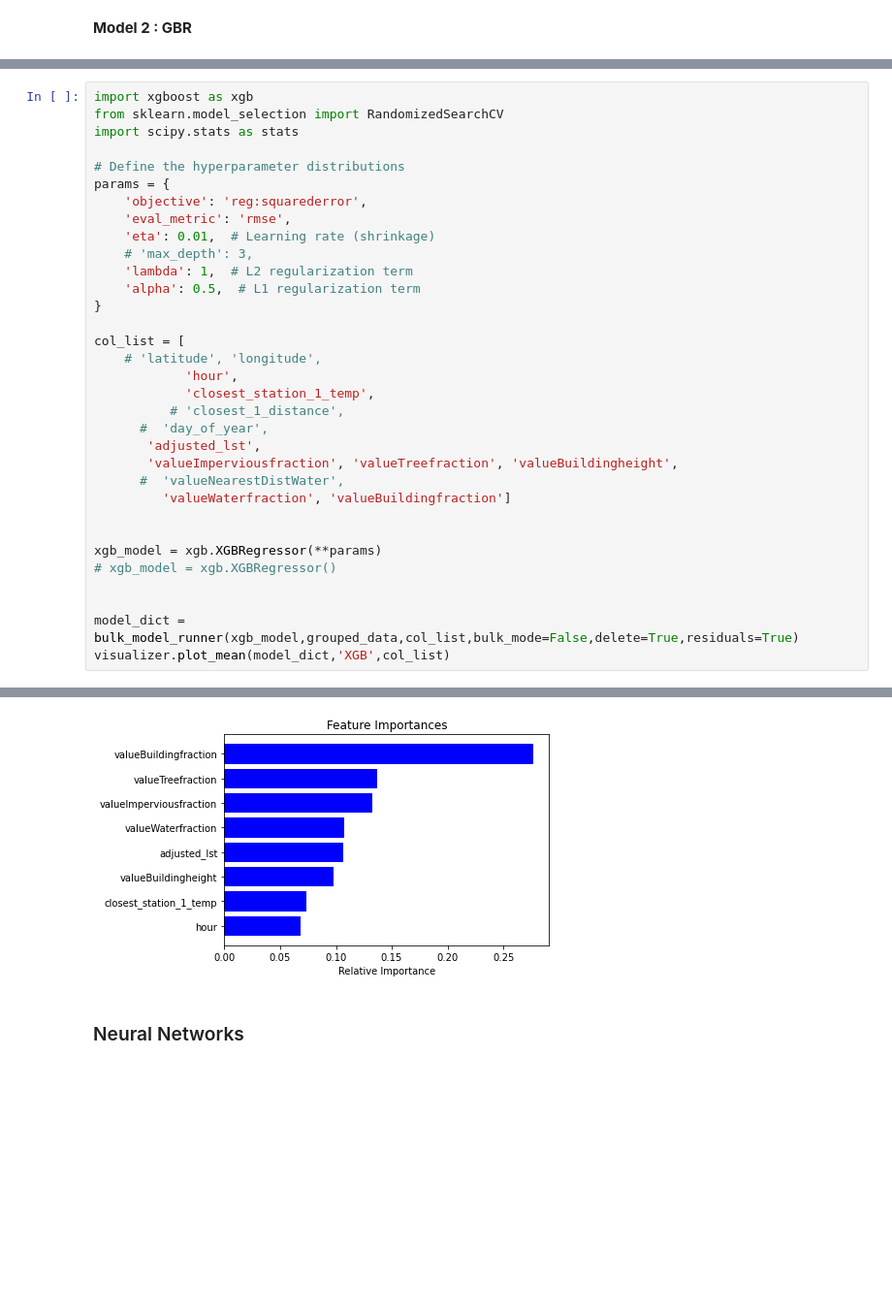
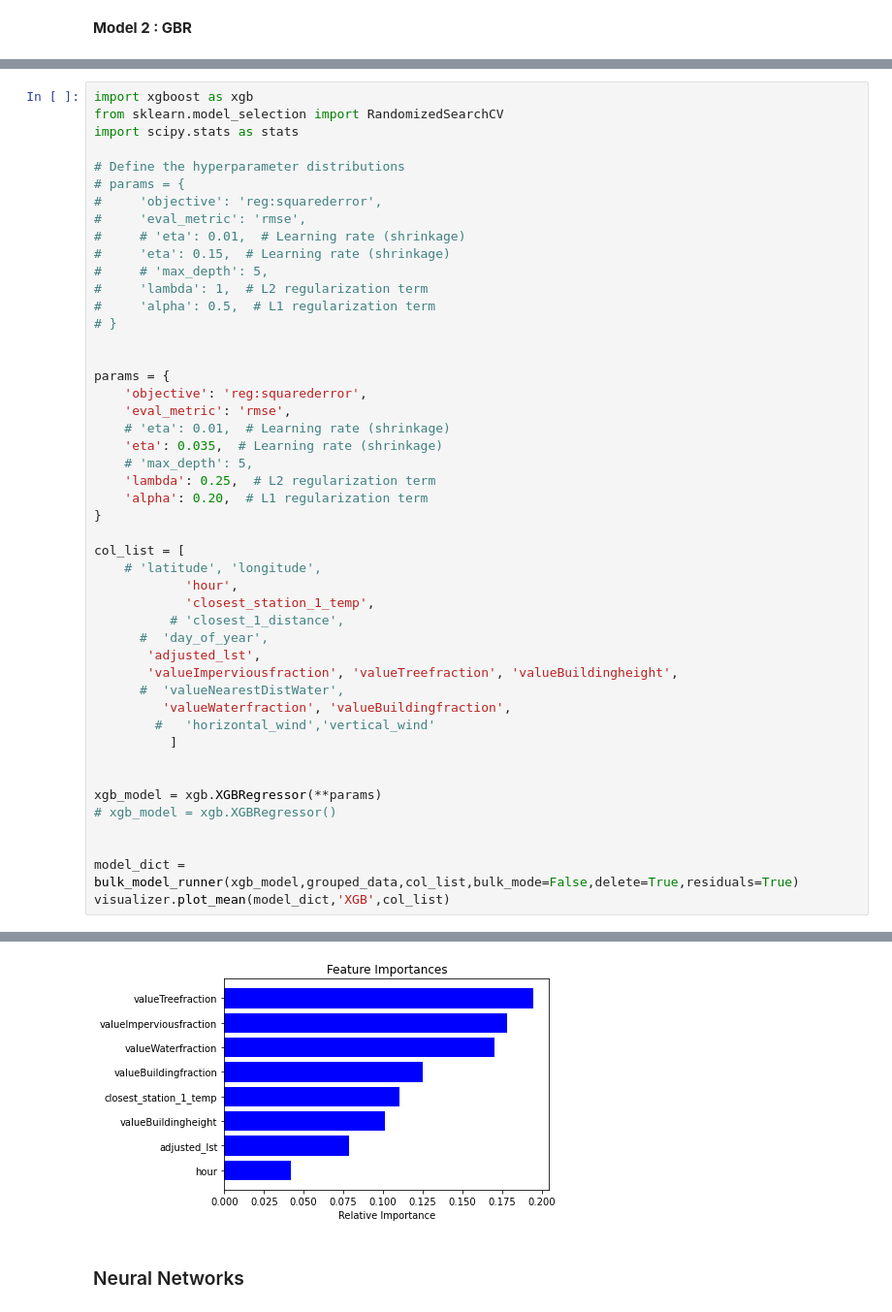
Before and after one commit to khatrigaurav/temperature_modelling, a Jupyter notebook: Analytics/00 Modeller.ipynb, the cells around one changed output, grey strips where cells are left out. Shown: that part at 97% size. Saved outputs shown, nothing was run; the diff lists cells and outputs as text; blank space fills up the shorter version.

```diff
--- a/Analytics/00 Modeller.ipynb
+++ b/Analytics/00 Modeller.ipynb
@@ -578,13 +496,25 @@ from sklearn.model_selection import RandomizedSearchCV
 import scipy.stats as stats
 
 # Define the hyperparameter distributions
+# params = {
+#     'objective': 'reg:squarederror',
+#     'eval_metric': 'rmse',
+#     # 'eta': 0.01,  # Learning rate (shrinkage)
+#     'eta': 0.15,  # Learning rate (shrinkage)
+#     # 'max_depth': 5,
+#     'lambda': 1,  # L2 regularization term
+#     'alpha': 0.5,  # L1 regularization term
+# }
+
+
 params = {
     'objective': 'reg:squarederror',
     'eval_metric': 'rmse',
-    'eta': 0.01,  # Learning rate (shrinkage)
-    # 'max_depth': 3,
-    'lambda': 1,  # L2 regularization term
-    'alpha': 0.5,  # L1 regularization term
+    # 'eta': 0.01,  # Learning rate (shrinkage)
+    'eta': 0.035,  # Learning rate (shrinkage)
+    # 'max_depth': 5,
+    'lambda': 0.25,  # L2 regularization term
+    'alpha': 0.20,  # L1 regularization term
 }
 
 col_list = [
@@ -596,7 +526,9 @@ col_list = [
        'adjusted_lst',
        'valueImperviousfraction', 'valueTreefraction', 'valueBuildingheight',
       #  'valueNearestDistWater',
-         'valueWaterfraction', 'valueBuildingfraction']
+         'valueWaterfraction', 'valueBuildingfraction',
+        #   'horizontal_wind','vertical_wind'
+          ]
 
 
 xgb_model = xgb.XGBRegressor(**params)
@@ -616,4 +548,4 @@ Time at which model ran : 01/11/24 22:56:27
-[figure, old version]
+[figure, new version]
 # %% [markdown]
 ### Neural Networks
 # %%
```
Also changed, not shown: parts of 15 cells of this notebook, 8 other files.
